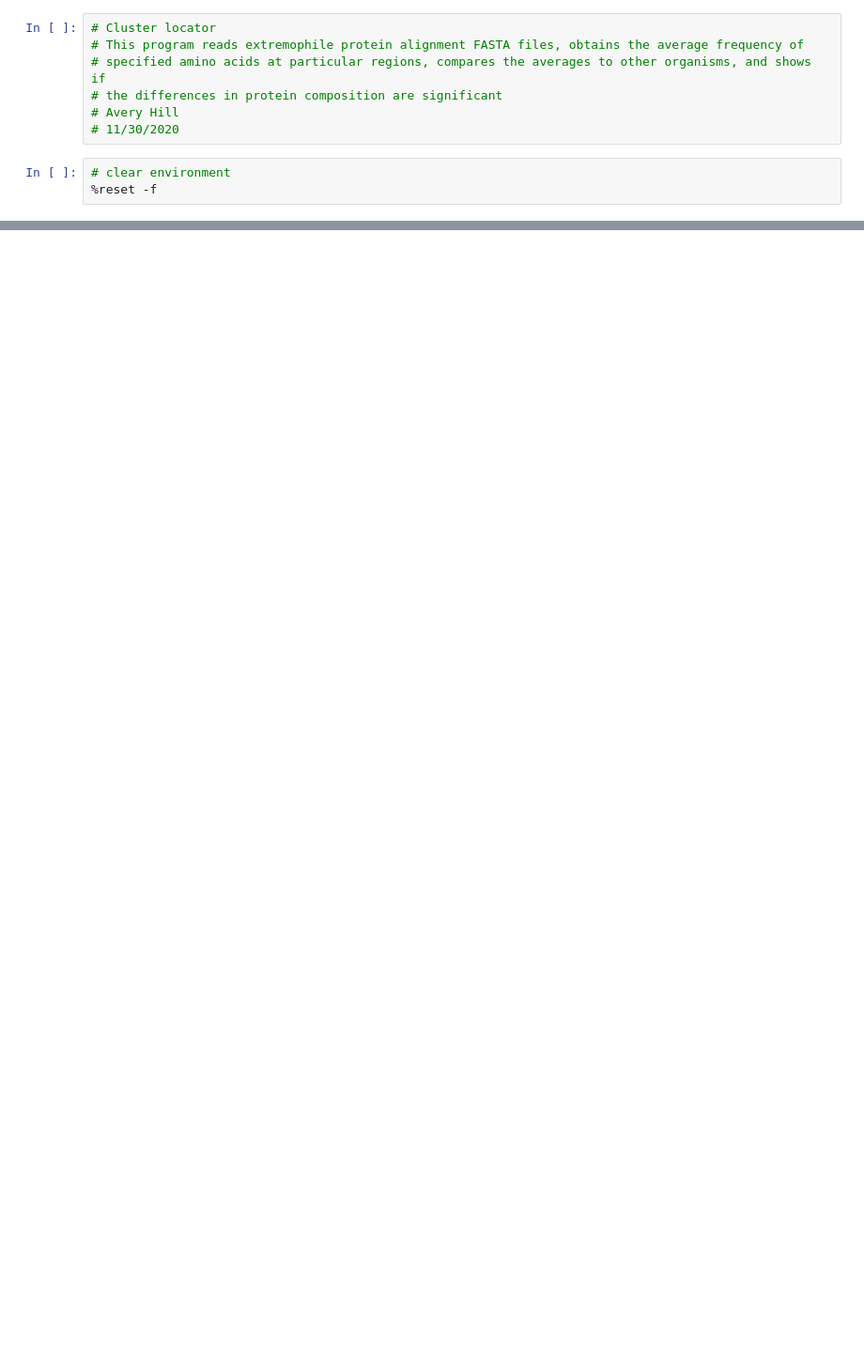
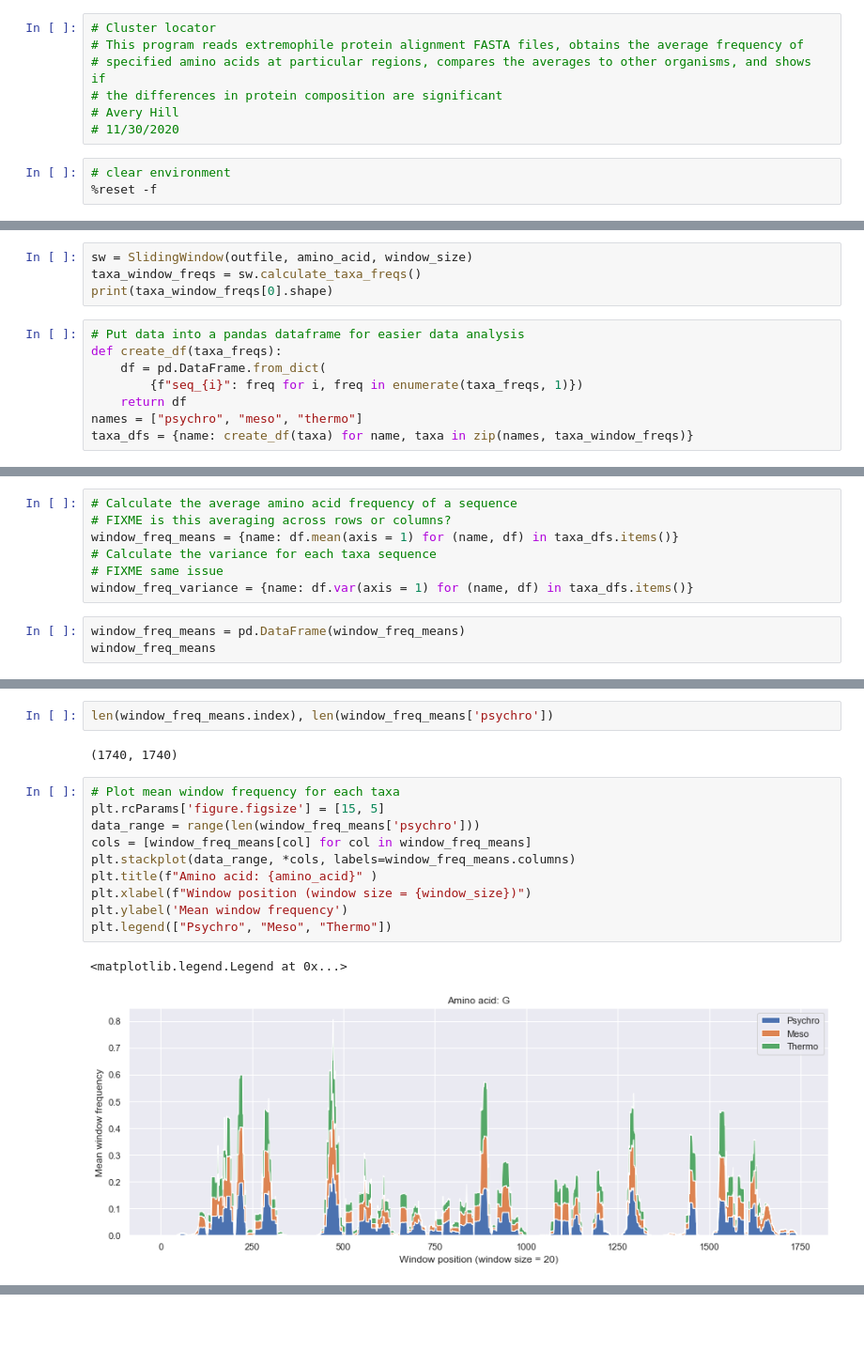
Before and after one commit to ajschoef/sliding-window-analysis, a Jupyter notebook: cluster_locator.ipynb, the cells around one changed output, grey strips where cells are left out. Shown: that part at 94% size. Saved outputs shown, nothing was run; the diff lists cells and outputs as text; blank space fills up the shorter version.

```diff
--- a/cluster_locator.ipynb
+++ b/cluster_locator.ipynb
@@ -131,0 +93,12 @@ for i, table in enumerate(tables):
+# %%
+sw = SlidingWindow(outfile, amino_acid, window_size)
+taxa_window_freqs = sw.calculate_taxa_freqs()
+print(taxa_window_freqs[0].shape)
+# %%
+# Put data into a pandas dataframe for easier data analysis
+def create_df(taxa_freqs):
+    df = pd.DataFrame.from_dict(
+        {f"seq_{i}": freq for i, freq in enumerate(taxa_freqs, 1)})
+    return df
+names = ["psychro", "meso", "thermo"]
+taxa_dfs = {name: create_df(taxa) for name, taxa in zip(names, taxa_window_freqs)}
@@ -131,0 +107,10 @@ for i, table in enumerate(tables):
+# %%
+# Calculate the average amino acid frequency of a sequence
+# FIXME is this averaging across rows or columns?
+window_freq_means = {name: df.mean(axis = 1) for (name, df) in taxa_dfs.items()}
+# Calculate the variance for each taxa sequence
+# FIXME same issue
+window_freq_variance = {name: df.var(axis = 1) for (name, df) in taxa_dfs.items()}
+# %%
+window_freq_means = pd.DataFrame(window_freq_means)
+window_freq_means
@@ -178,0 +167,17 @@ Text(0, 0.5, 't value')
+# %%
+len(window_freq_means.index), len(window_freq_means['psychro'])
+# %% [output]
+(1740, 1740)
+# %%
+# Plot mean window frequency for each taxa
+plt.rcParams['figure.figsize'] = [15, 5]
+data_range = range(len(window_freq_means['psychro']))
+cols = [window_freq_means[col] for col in window_freq_means]
+plt.stackplot(data_range, *cols, labels=window_freq_means.columns)
+plt.title(f"Amino acid: {amino_acid}" )
+plt.xlabel(f"Window position (window size = {window_size})")
+plt.ylabel('Mean window frequency')
+plt.legend(["Psychro", "Meso", "Thermo"])
+# %% [output]
+<matplotlib.legend.Legend at 0x...>
+[figure, added]
```
Also changed, not shown: parts of 21 cells of this notebook, 9 other files.
